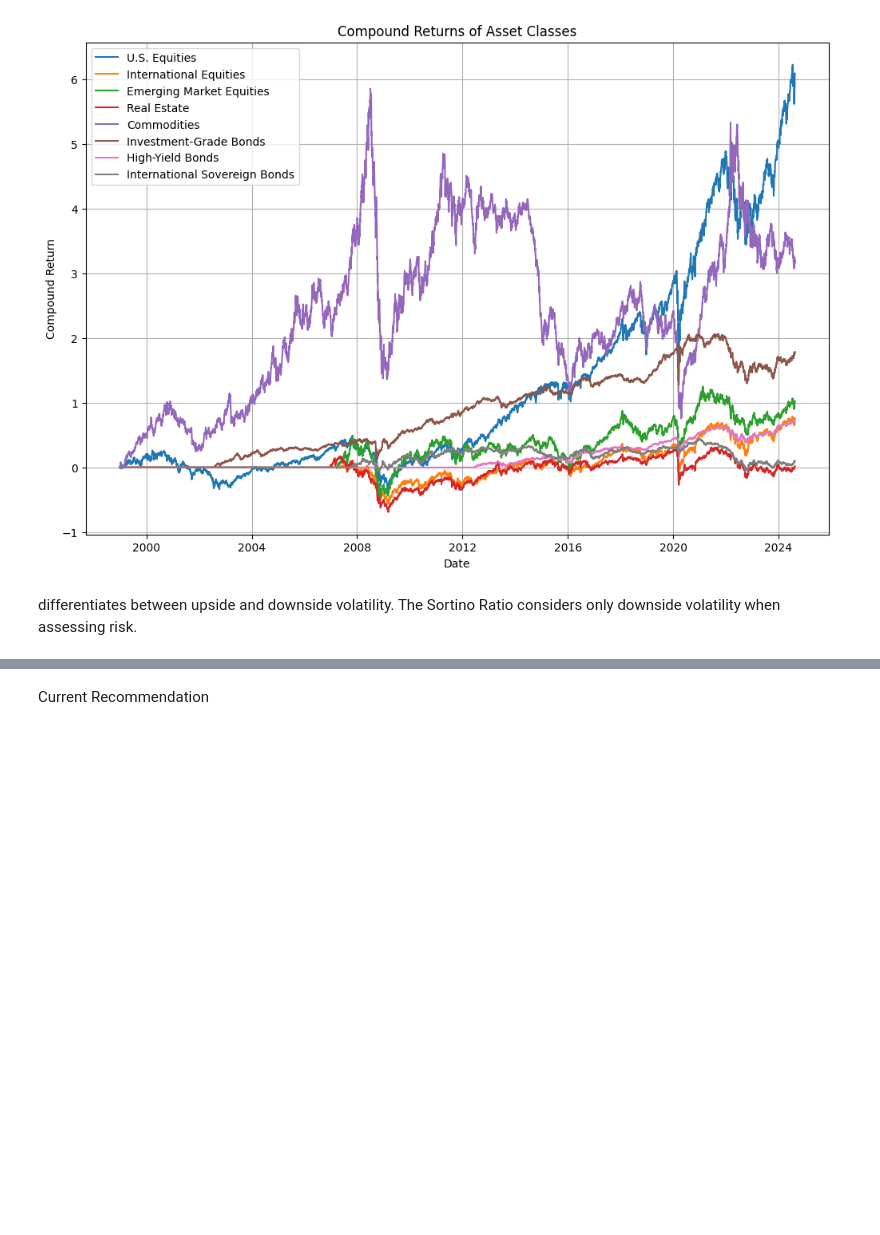
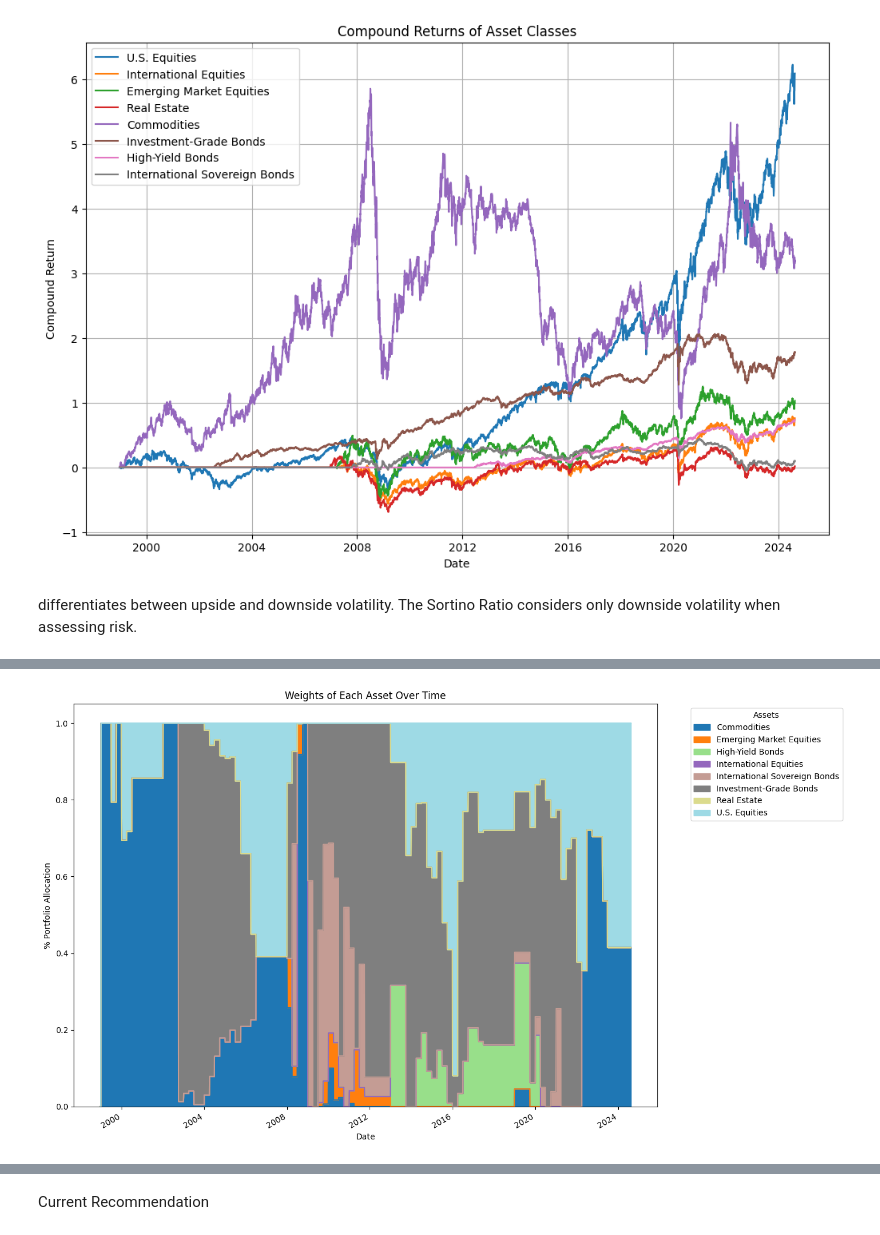
Before and after one commit to AlainDaccache/Quantropy, a Jupyter notebook: src/Diversification - Post Modern Portfolio Theory.ipynb, the cells around one changed output, grey strips where cells are left out. Saved outputs shown, nothing was run; the diff lists cells and outputs as text; code cells hidden in the pictures; blank space fills up the shorter version.

```diff
--- a/src/Diversification - Post Modern Portfolio Theory.ipynb
+++ b/src/Diversification - Post Modern Portfolio Theory.ipynb
@@ -127,0 +129,6 @@ WARNING:root:Max Exposure can't be 0.3 since there are only 3 assets to optimize
+# %%
+sortino_portfolio_returns, sortino_weights = calculate_historical_portfolio_allocation(returns=returns_df,
+                                                                                     objective_class=MaxSortinoRatio,
+                                                                                     frequency='daily')
+plot_weight_allocations(weights=sortino_weights)
+# %% [output]
@@ -128,2 +136,3 @@ WARNING:root:Max Exposure can't be 0.3 since there are only 3 assets to optimize
+[figure, added]
 # %%
 sharpe_returns_df = sharpe_portfolio_returns.to_frame(name="Max Sharpe Portfolio")
```
Also changed, not shown: parts of 9 cells of this notebook, 3 other files.
